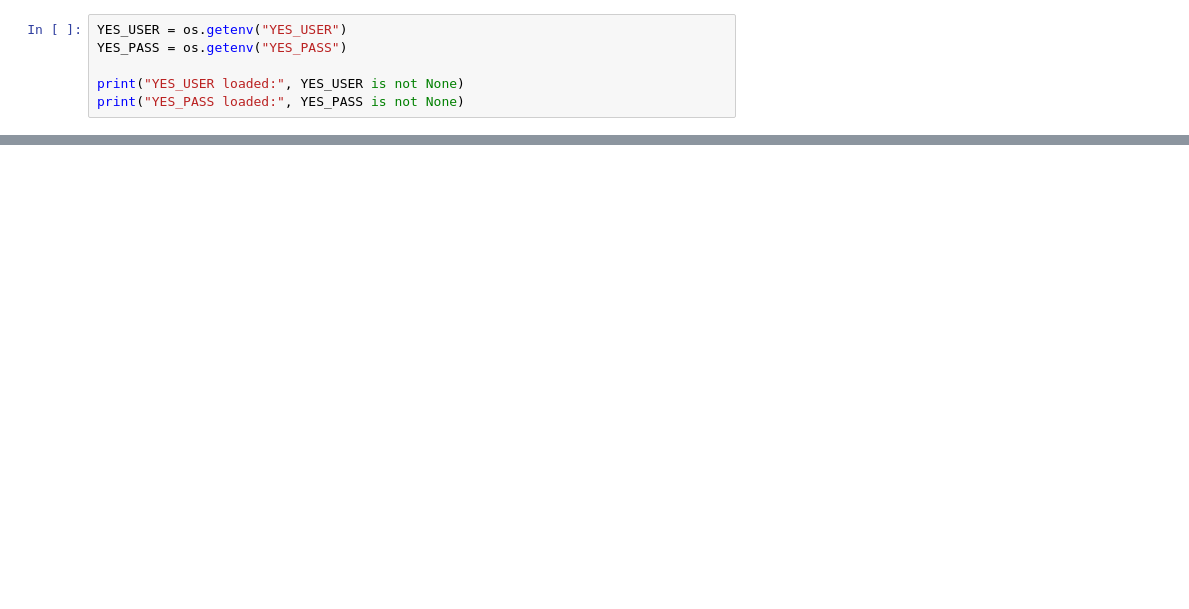
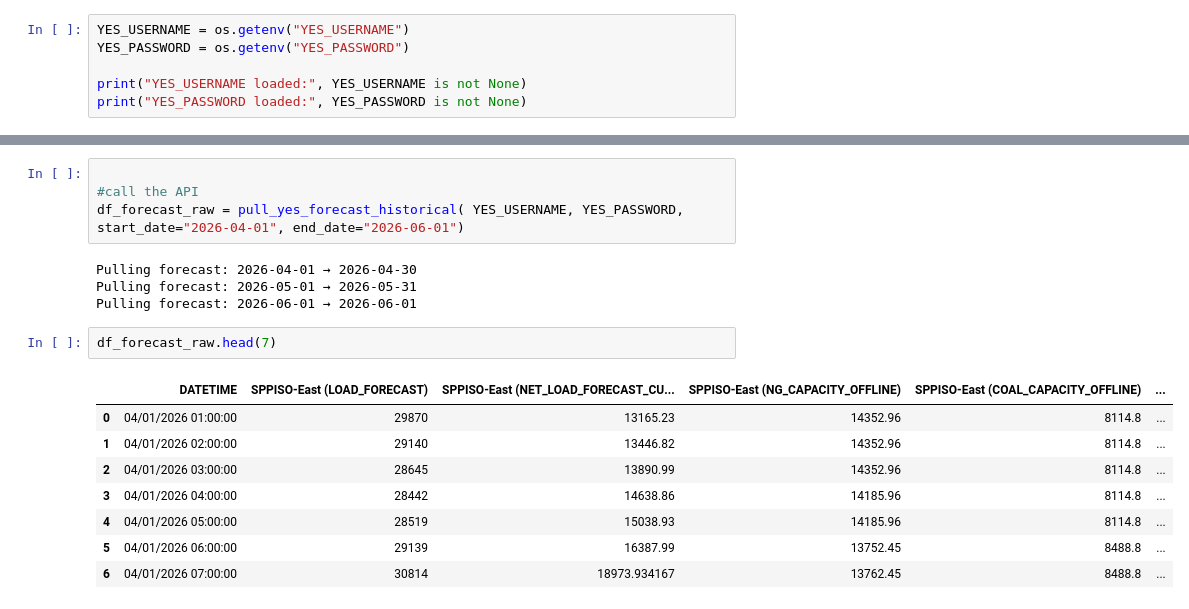
Before and after one commit to CalebF94/gas-burn-by-site, a Jupyter notebook: notebooks/test.ipynb, the cells around one changed output, grey strips where cells are left out. Saved outputs shown, nothing was run; the diff lists cells and outputs as text; blank space fills up the shorter version.

```diff
--- a/notebooks/test.ipynb
+++ b/notebooks/test.ipynb
@@ -36,6 +25,6 @@ import time
 # %%
-YES_USER = os.getenv("YES_USER")
-YES_PASS = os.getenv("YES_PASS")
+YES_USERNAME = os.getenv("YES_USERNAME")
+YES_PASSWORD = os.getenv("YES_PASSWORD")
 
-print("YES_USER loaded:", YES_USER is not None)
-print("YES_PASS loaded:", YES_PASS is not None)
+print("YES_USERNAME loaded:", YES_USERNAME is not None)
+print("YES_PASSWORD loaded:", YES_PASSWORD is not None)
@@ -41,0 +186,19 @@ print("YES_PASS loaded:", YES_PASS is not None)
+# %%
+
+#call the API
+df_forecast_raw = pull_yes_forecast_historical( YES_USERNAME, YES_PASSWORD, start_date="2026-04-01", end_date="2026-06-01")
+# %% [output]
+Pulling forecast: 2026-04-01 → 2026-04-30
+Pulling forecast: 2026-05-01 → 2026-05-31
+Pulling forecast: 2026-06-01 → 2026-06-01
+# %%
+df_forecast_raw.head(7)
+# %% [output]
+|  | DATETIME | SPPISO-East (LOAD_FORECAST) | SPPISO-East (NET_LOAD_FORECAST_CU... | SPPISO-East (NG_CAPACITY_OFFLINE) | SPPISO-East (COAL_CAPACITY_OFFLINE) | ... |
+| 0 | 04/01/2026 01:00:00 | 29870 | 13165.23 | 14352.96 | 8114.8 | ... |
+| 1 | 04/01/2026 02:00:00 | 29140 | 13446.82 | 14352.96 | 8114.8 | ... |
+| 2 | 04/01/2026 03:00:00 | 28645 | 13890.99 | 14352.96 | 8114.8 | ... |
+| 3 | 04/01/2026 04:00:00 | 28442 | 14638.86 | 14185.96 | 8114.8 | ... |
+| 4 | 04/01/2026 05:00:00 | 28519 | 15038.93 | 14185.96 | 8114.8 | ... |
+| 5 | 04/01/2026 06:00:00 | 29139 | 16387.99 | 13752.45 | 8488.8 | ... |
+| 6 | 04/01/2026 07:00:00 | 30814 | 18973.934167 | 13762.45 | 8488.8 | ... |
```
Also changed, not shown: parts of 32 cells of this notebook, 14 other files.
